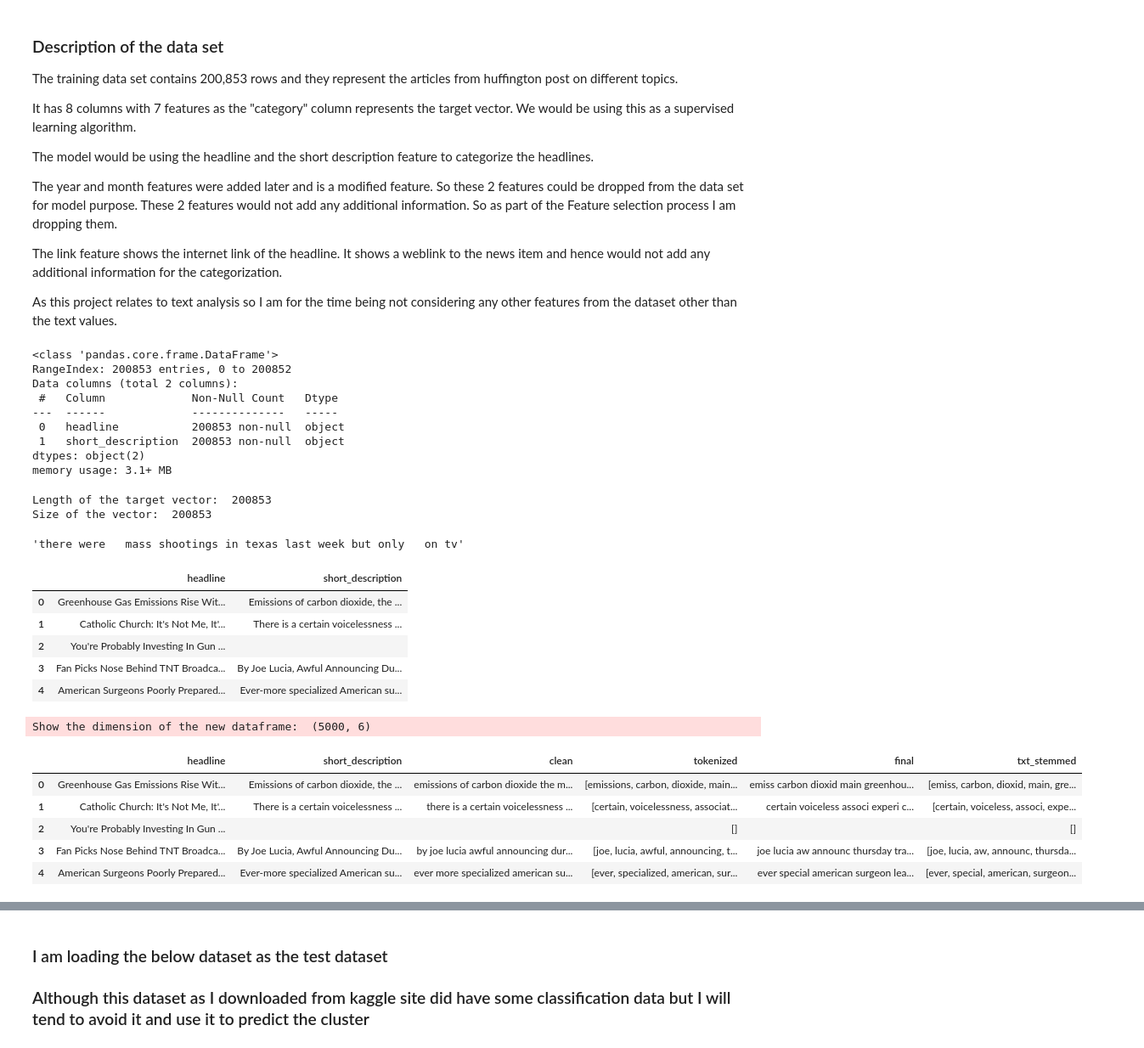
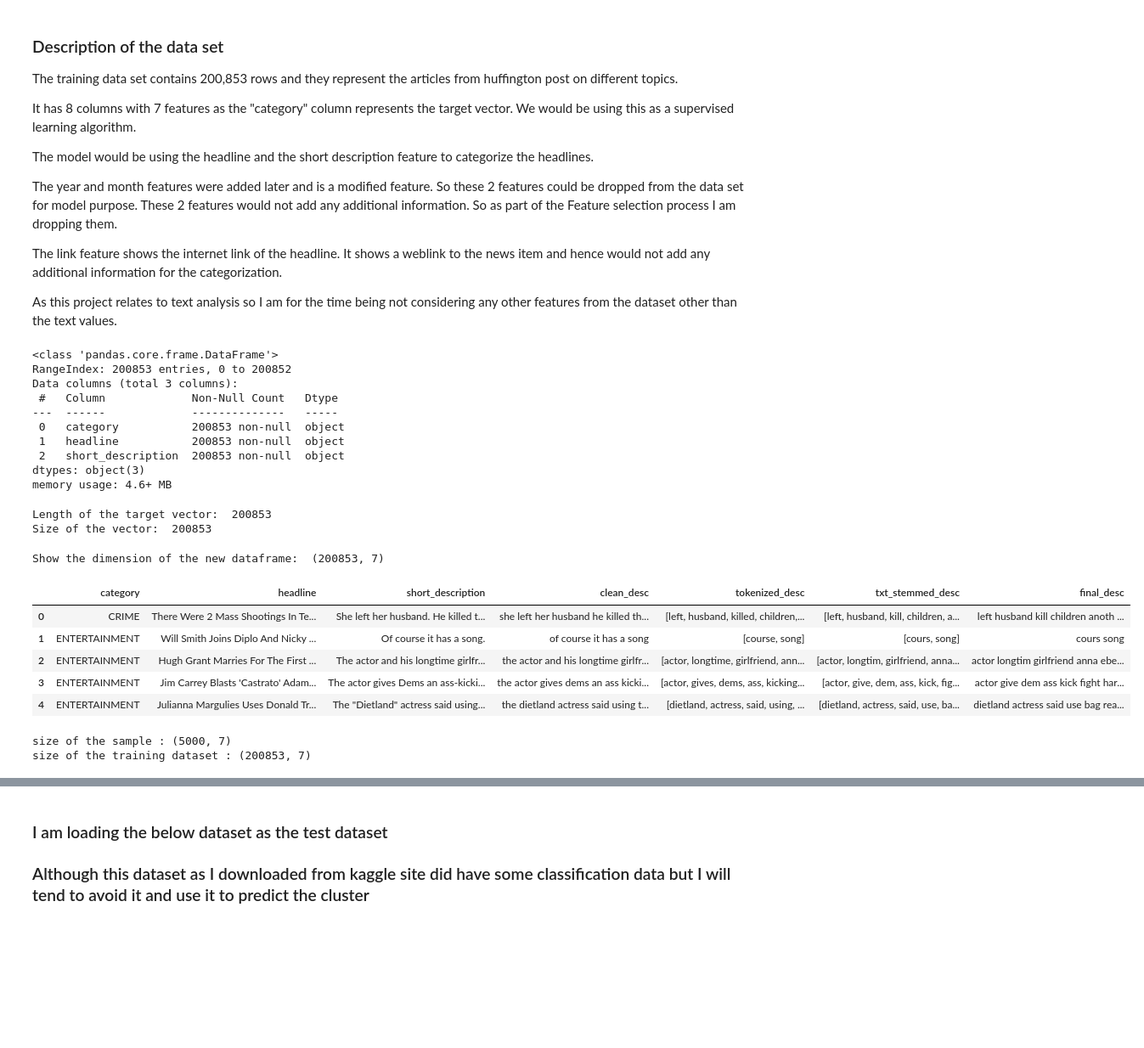
Before and after one commit to samantoz/bu_dsc, a Jupyter notebook: notebooks/DSC550/submitted/project_article_classification.ipynb, the cells around one changed output, grey strips where cells are left out. Shown at 85% size. Drawn from its saved outputs; the diff is of its cells as text; code cells hidden in the pictures; blank space fills up the shorter version.

```diff
--- a/notebooks/DSC550/submitted/project_article_classification.ipynb
+++ b/notebooks/DSC550/submitted/project_article_classification.ipynb
@@ -352,18 +352,19 @@ As this project relates to text analysis so I am for the time being not consider
 # %%
 # In the next step I am creating a new training dataframe df_train and the target vector as y
 #
-df_train = df_all[['headline','short_description']]
+df_train = df_all[['category','headline','short_description']]
 df_train.info()
 # %% [output]
 <class 'pandas.core.frame.DataFrame'>
 RangeIndex: 200853 entries, 0 to 200852
-Data columns (total 2 columns):
+Data columns (total 3 columns):
  #   Column             Non-Null Count   Dtype
 ---  ------             --------------   -----
- 0   headline           200853 non-null  object
- 1   short_description  200853 non-null  object
-dtypes: object(2)
-memory usage: 3.1+ MB
+ 0   category           200853 non-null  object
+ 1   headline           200853 non-null  object
+ 2   short_description  200853 non-null  object
+dtypes: object(3)
+memory usage: 4.6+ MB
 # %%
 # The target vector
 y = df_all['category']
@@ -416,46 +417,36 @@ def stem_text(word_list):
 
     porter = PorterStemmer()
     return [porter.stem(word) for word in word_list]
-# %%
-# Testing the functions
-input_txt = "There Were 2 Mass Shootings In Texas Last Week, But Only 1 On TV"
-output_txt = clean_text(input_txt)
-output_txt
-# %% [output]
-'there were   mass shootings in texas last week but only   on tv'
+# %%
+## Applying the cleaning function for the headline part
+
+#apply text cleaning function
+df_train['clean_desc'] = df_train['short_description'].apply(clean_text)
+#apply tokenizing
+df_train['tokenized_desc'] = df_train['clean_desc'].apply(tokenize_and_remove_stop_words)
+#apply PorterStemmer function
+df_train['txt_stemmed_desc'] = df_train['tokenized_desc'].apply(stem_text)
+#put the text back together (untokenize)
+df_train['final_desc'] = df_train['txt_stemmed_desc'].apply(lambda text: ' '.join(text))
+#view the pre-processed text
+print('Show the dimension of the new dataframe: ', df_train.shape)
+df_train.head()
+# %% [output]
+Show the dimension of the new dataframe:  (200853, 7)
+|  | category | headline | short_description | clean_desc | tokenized_desc | txt_stemmed_desc | final_desc |
+| 0 | CRIME | There Were 2 Mass Shootings In Te... | She left her husband. He killed t... | she left her husband he killed th... | [left, husband, killed, children,... | [left, husband, kill, children, a... | left husband kill children anoth ... |
+| 1 | ENTERTAINMENT | Will Smith Joins Diplo And Nicky ... | Of course it has a song. | of course it has a song | [course, song] | [cours, song] | cours song |
+| 2 | ENTERTAINMENT | Hugh Grant Marries For The First ... | The actor and his longtime girlfr... | the actor and his longtime girlfr... | [actor, longtime, girlfriend, ann... | [actor, longtim, girlfriend, anna... | actor longtim girlfriend anna ebe... |
+| 3 | ENTERTAINMENT | Jim Carrey Blasts 'Castrato' Adam... | The actor gives Dems an ass-kicki... | the actor gives dems an ass kicki... | [actor, gives, dems, ass, kicking... | [actor, give, dem, ass, kick, fig... | actor give dem ass kick fight har... |
+| 4 | ENTERTAINMENT | Julianna Margulies Uses Donald Tr... | The "Dietland" actress said using... | the dietland actress said using t... | [dietland, actress, said, using, ... | [dietland, actress, said, use, ba... | dietland actress said use bag rea... |
 # %%
 #create a new data frame for the column for each pre-processing step
 #take a random sample of the dataframe to cut down on processing time
 #number of comments to keep
 num_comments = 5000
-df_sample = df_train.sample(n = num_comments).reset_index(drop = True )
-df_sample.head()
+df_desc_sample = df_train.sample(n = num_comments).reset_index(drop = True )
+print('size of the sample :',df_desc_sample.shape)
+print('size of the training dataset :',df_train.shape)
 # %% [output]
-|  | headline | short_description |
-| 0 | Greenhouse Gas Emissions Rise Wit... | Emissions of carbon dioxide, the ... |
-| 1 | Catholic Church: It's Not Me, It'... | There is a certain voicelessness ... |
-| 2 | You're Probably Investing In Gun ... |  |
-| 3 | Fan Picks Nose Behind TNT Broadca... | By Joe Lucia, Awful Announcing Du... |
-| 4 | American Surgeons Poorly Prepared... | Ever-more specialized American su... |
+size of the sample : (5000, 7)
+size of the training dataset : (200853, 7)
-# %%
-## Applying the cleaning function for the headline part
-
-#apply text cleaning function
-df_sample['clean'] = df_sample['short_description'].apply(clean_text)
-#apply tokenizing
-df_sample['tokenized'] = df_sample['clean'].apply(tokenize_and_remove_stop_words)
-#apply PorterStemmer function
-df_sample['txt_stemmed'] = df_sample['tokenized'].apply(stem_text)
-#put the text back together (untokenize)
-df_sample['final'] = df_sample['txt_stemmed'].apply(lambda text: ' '.join(text))
-#view the pre-processed text
-print('Show the dimension of the new dataframe: ', df_sample.shape)
-df_sample.head()
-# %% [output]
-Show the dimension of the new dataframe:  (5000, 6)
-|  | headline | short_description | clean | tokenized | final | txt_stemmed |
-| 0 | Greenhouse Gas Emissions Rise Wit... | Emissions of carbon dioxide, the ... | emissions of carbon dioxide the m... | [emissions, carbon, dioxide, main... | emiss carbon dioxid main greenhou... | [emiss, carbon, dioxid, main, gre... |
-| 1 | Catholic Church: It's Not Me, It'... | There is a certain voicelessness ... | there is a certain voicelessness ... | [certain, voicelessness, associat... | certain voiceless associ experi c... | [certain, voiceless, associ, expe... |
-| 2 | You're Probably Investing In Gun ... |  |  | [] |  | [] |
-| 3 | Fan Picks Nose Behind TNT Broadca... | By Joe Lucia, Awful Announcing Du... | by joe lucia awful announcing dur... | [joe, lucia, awful, announcing, t... | joe lucia aw announc thursday tra... | [joe, lucia, aw, announc, thursda... |
-| 4 | American Surgeons Poorly Prepared... | Ever-more specialized American su... | ever more specialized american su... | [ever, specialized, american, sur... | ever special american surgeon lea... | [ever, special, american, surgeon... |
```
Also changed, not shown: parts of 23 cells of this notebook, 2 other files.
